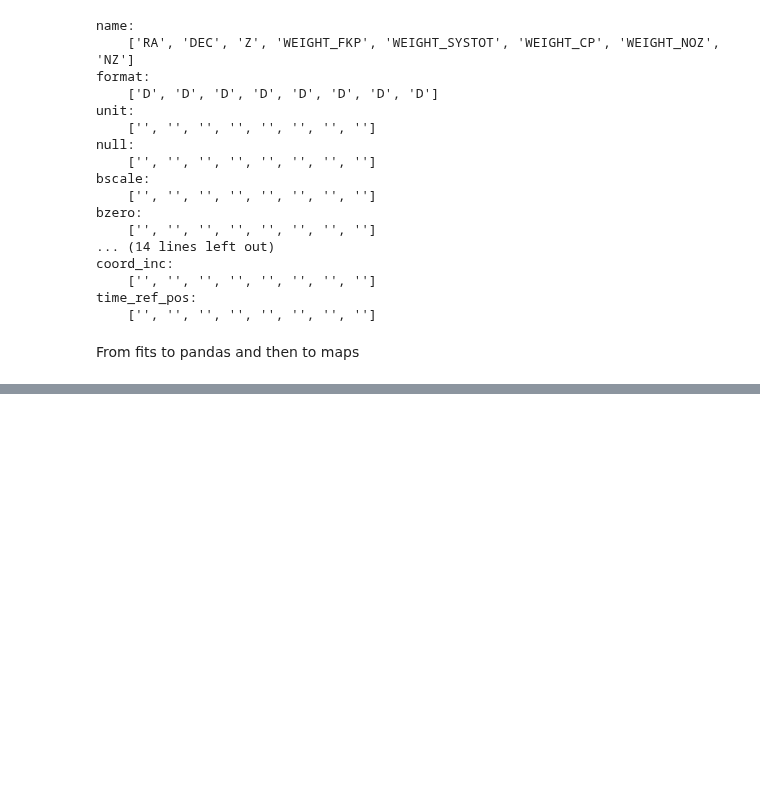
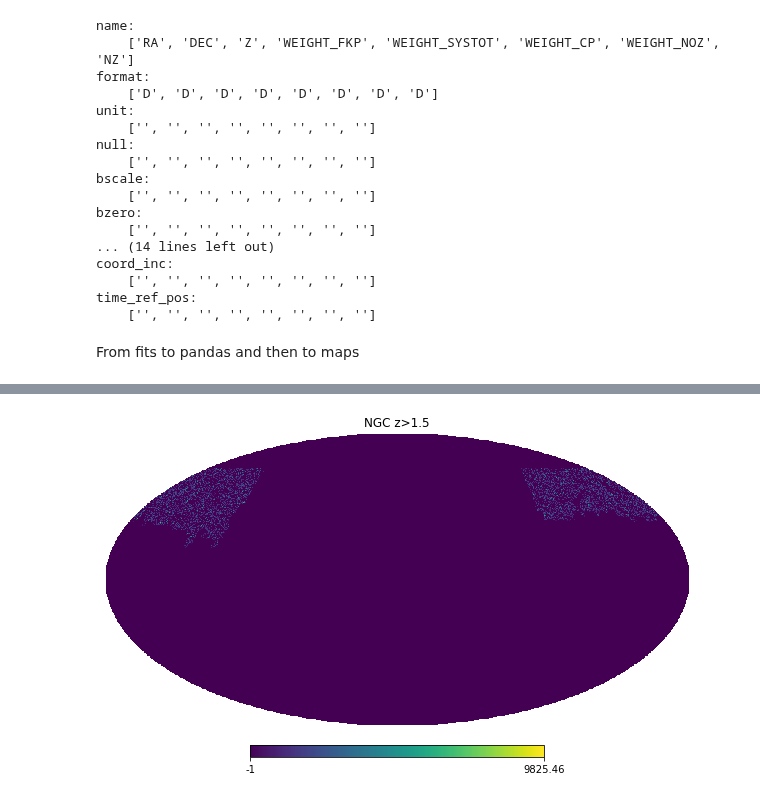
Before and after one commit to Cosmotheka/Cosmotheka, a Jupyter notebook: pipeline/eBOSS_QSO/eQuasar.ipynb, the cells around one changed output, grey strips where cells are left out. Saved outputs shown, nothing was run; the diff lists cells and outputs as text; code cells hidden in the pictures; blank space fills up the shorter version.

```diff
--- a/pipeline/eBOSS_QSO/eQuasar.ipynb
+++ b/pipeline/eBOSS_QSO/eQuasar.ipynb
@@ -131,0 +140,4 @@ make_map(SGC_data, SGC_r_data)
+# %%
+hp.visufunc.mollview(NGC_maps[1],title= 'NGC z>1.5')
+# %% [output]
+[figure, added]
```
Also changed, not shown: parts of 14 cells of this notebook.
